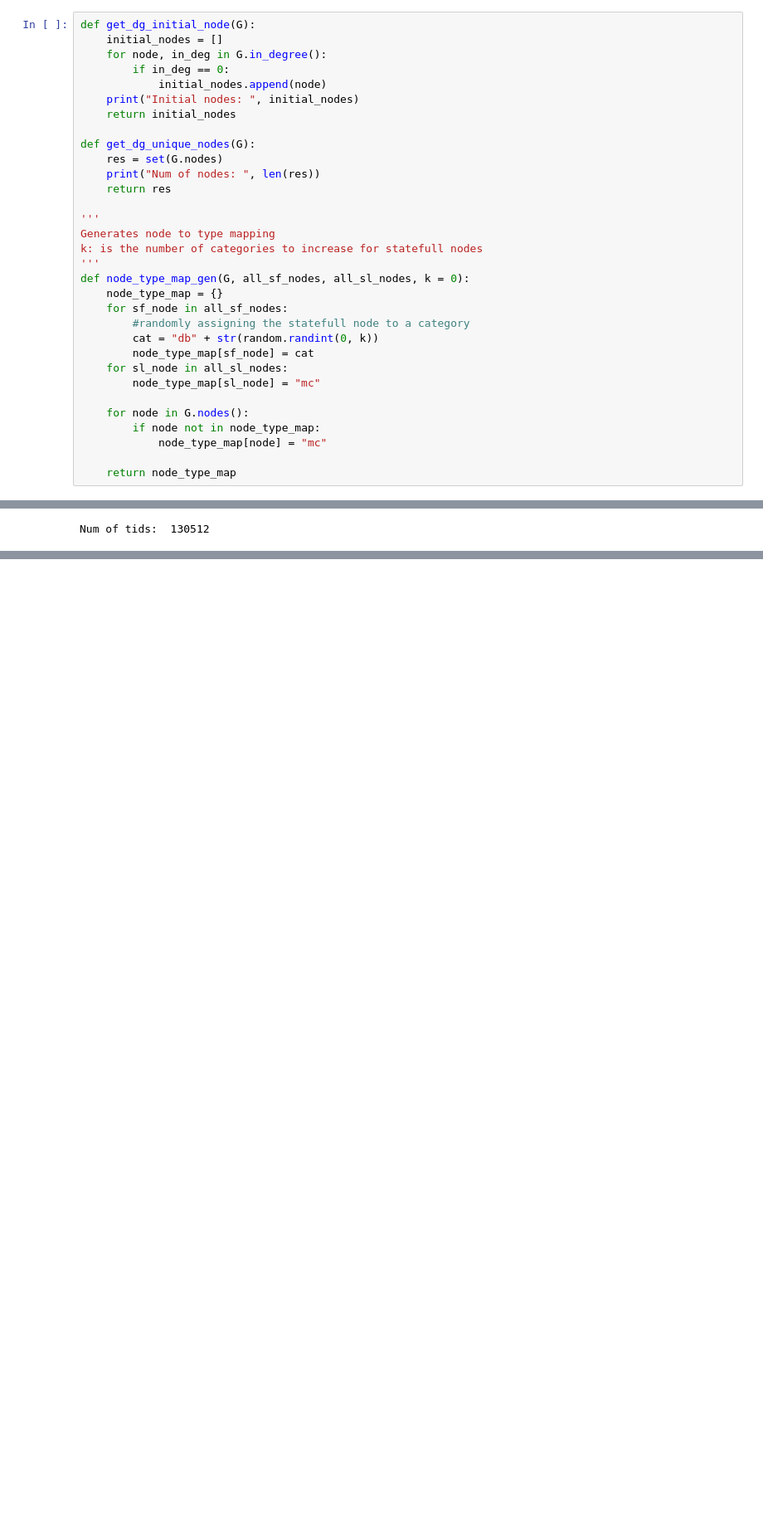
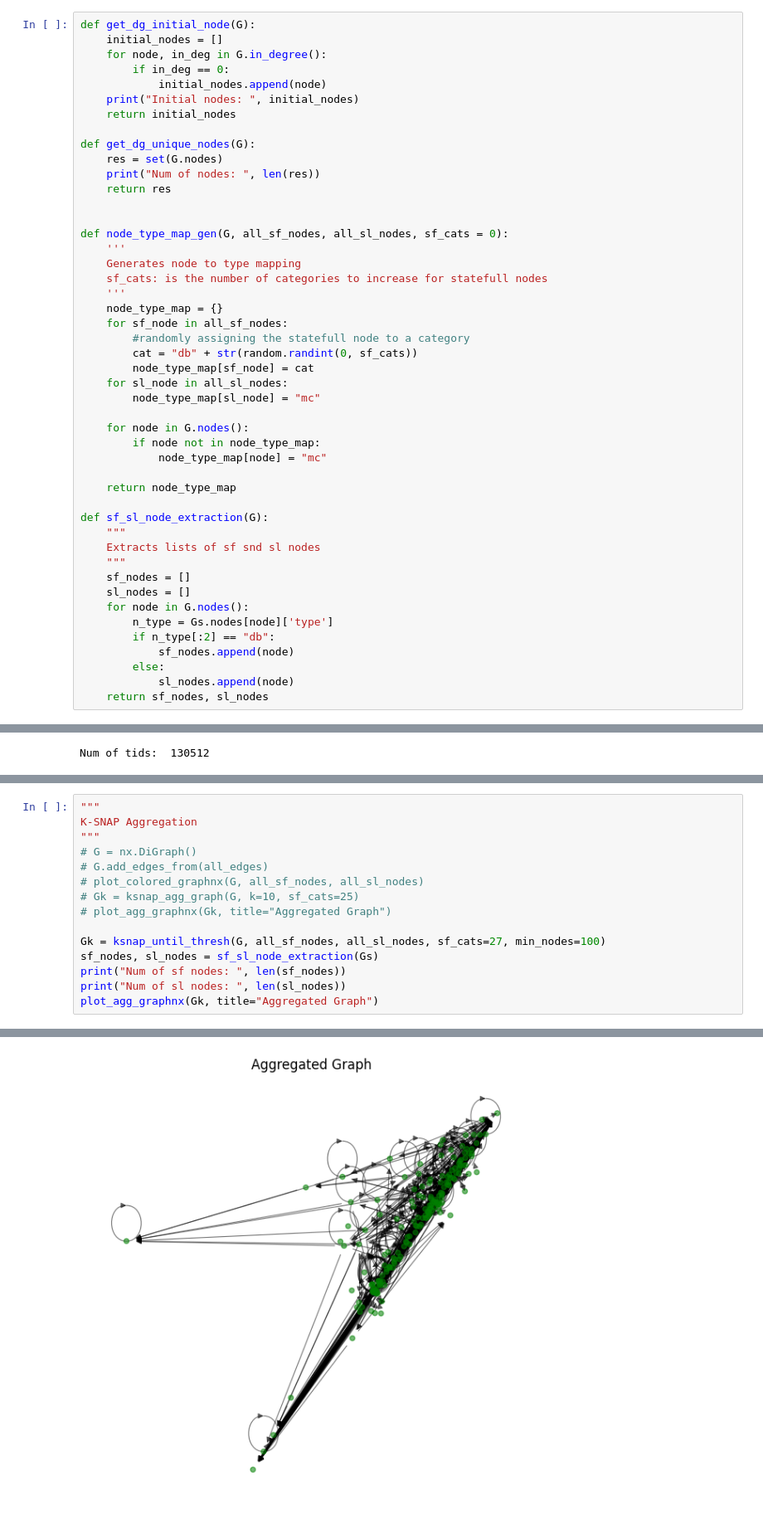
Before and after one commit to ritulS/TraceProc, a Jupyter notebook: snap_aggregation.ipynb, the cells around one changed output, grey strips where cells are left out. Shown at 83% size. Saved outputs shown, nothing was run; the diff lists cells and outputs as text; blank space fills up the shorter version.

Commit message:
completed repeated snap agg tests

```diff
--- a/snap_aggregation.ipynb
+++ b/snap_aggregation.ipynb
@@ -120,15 +120,16 @@ def get_dg_unique_nodes(G):
     print("Num of nodes: ", len(res))
     return res
 
-'''
-Generates node to type mapping
-k: is the number of categories to increase for statefull nodes
-'''
-def node_type_map_gen(G, all_sf_nodes, all_sl_nodes, k = 0):
+
+def node_type_map_gen(G, all_sf_nodes, all_sl_nodes, sf_cats = 0):
+    '''
+    Generates node to type mapping
+    sf_cats: is the number of categories to increase for statefull nodes
+    '''
     node_type_map = {}
     for sf_node in all_sf_nodes:
         #randomly assigning the statefull node to a category
-        cat = "db" + str(random.randint(0, k))
+        cat = "db" + str(random.randint(0, sf_cats))
         node_type_map[sf_node] = cat
     for sl_node in all_sl_nodes:
         node_type_map[sl_node] = "mc"
@@ -138,6 +139,20 @@ def node_type_map_gen(G, all_sf_nodes, all_sl_nodes, k = 0):
             node_type_map[node] = "mc"
 
     return node_type_map
+
+def sf_sl_node_extraction(G):
+    """
+    Extracts lists of sf snd sl nodes
+    """
+    sf_nodes = []
+    sl_nodes = []
+    for node in G.nodes():
+        n_type = Gs.nodes[node]['type']
+        if n_type[:2] == "db":
+            sf_nodes.append(node)
+        else:
+            sl_nodes.append(node)
+    return sf_nodes, sl_nodes
 # %%
 # types :  ['userDefined', 'db', 'http', 'mq', 'rpc', 'mc']
 # Extract to dataframe
@@ -241,0 +277,16 @@ plot_agg_graphnx(Gs, colors, title="Aggregated Graph")
+# %%
+"""
+K-SNAP Aggregation
+"""
+# G = nx.DiGraph()
+# G.add_edges_from(all_edges)
+# plot_colored_graphnx(G, all_sf_nodes, all_sl_nodes)
+# Gk = ksnap_agg_graph(G, k=10, sf_cats=25)
+# plot_agg_graphnx(Gk, title="Aggregated Graph")
+
+Gk = ksnap_until_thresh(G, all_sf_nodes, all_sl_nodes, sf_cats=27, min_nodes=100)
+sf_nodes, sl_nodes = sf_sl_node_extraction(Gs)
+print("Num of sf nodes: ", len(sf_nodes))
+print("Num of sl nodes: ", len(sl_nodes))
+plot_agg_graphnx(Gk, title="Aggregated Graph")
+# %% [output]
@@ -241,0 +310 @@ plot_agg_graphnx(Gs, colors, title="Aggregated Graph")
+[figure, added]
```
Also changed, not shown: parts of 7 cells of this notebook, 1 other file.
